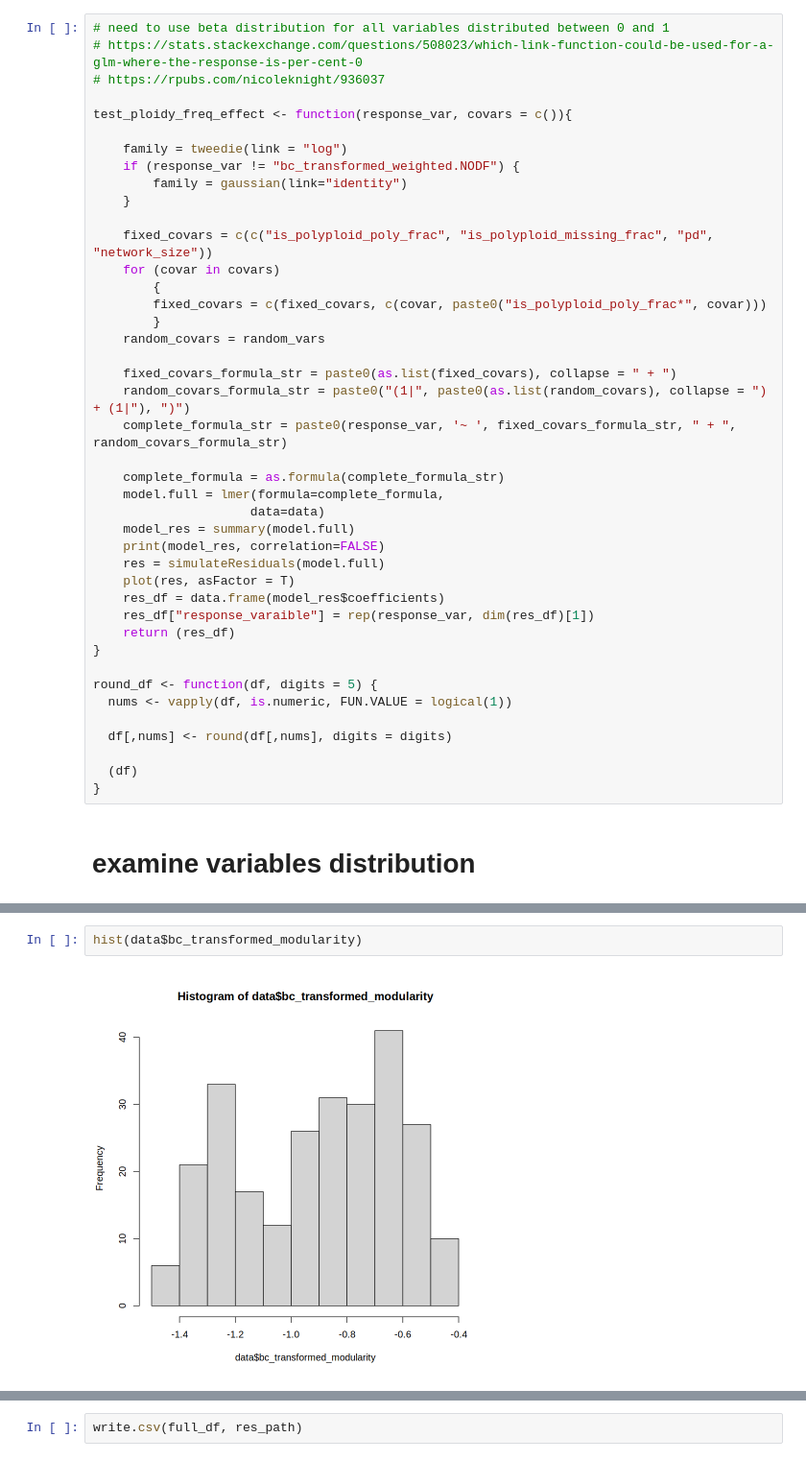
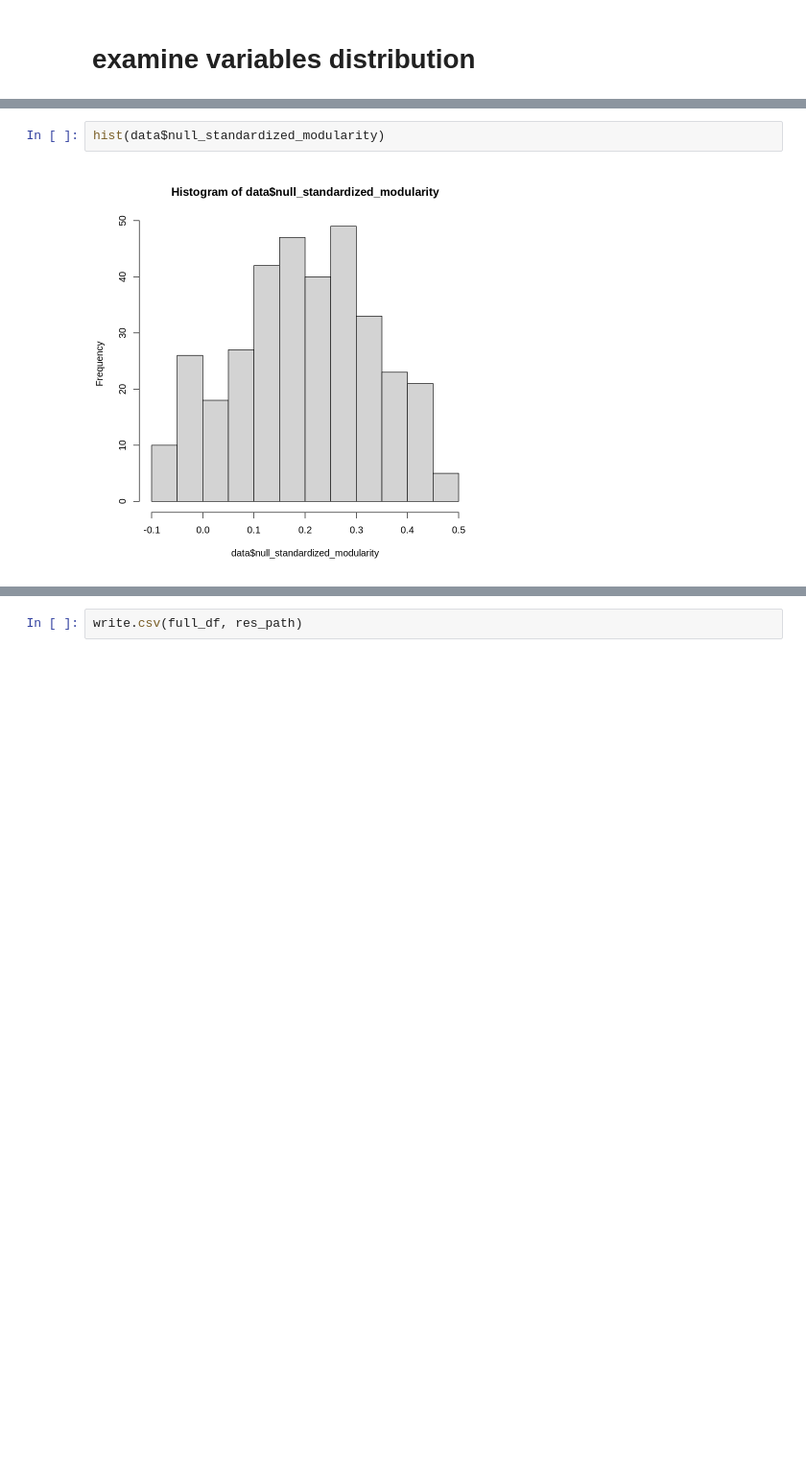
Before and after one commit to halabikeren/plant_pollinator_networks, a Jupyter notebook: notebooks/statistical_analysis/network_level/perform_analysis.ipynb, the cells around one changed output, grey strips where cells are left out. Shown at 96% size. Cells and saved outputs as stored; diff of their text form; blank space fills up the shorter version.

```diff
--- a/notebooks/statistical_analysis/network_level/perform_analysis.ipynb
+++ b/notebooks/statistical_analysis/network_level/perform_analysis.ipynb
@@ -87,45 +114,3 @@ print(paste("# networks for analysis = ", nrow(data)))
-# %%
-# need to use beta distribution for all variables distributed between 0 and 1
-# https://stats.stackexchange.com/questions/508023/which-link-function-could-be-used-for-a-glm-where-the-response-is-per-cent-0
-# https://rpubs.com/nicoleknight/936037
-
-test_ploidy_freq_effect <- function(response_var, covars = c()){
-
-    family = tweedie(link = "log")
-    if (response_var != "bc_transformed_weighted.NODF") {
-        family = gaussian(link="identity")
-    }
-
-    fixed_covars = c(c("is_polyploid_poly_frac", "is_polyploid_missing_frac", "pd", "network_size"))
-    for (covar in covars)
-        {
-        fixed_covars = c(fixed_covars, c(covar, paste0("is_polyploid_poly_frac*", covar)))
-        }
-    random_covars = random_vars
-
-    fixed_covars_formula_str = paste0(as.list(fixed_covars), collapse = " + ")
-    random_covars_formula_str = paste0("(1|", paste0(as.list(random_covars), collapse = ") + (1|"), ")")
-    complete_formula_str = paste0(response_var, '~ ', fixed_covars_formula_str, " + ", random_covars_formula_str)
-
-    complete_formula = as.formula(complete_formula_str)
-    model.full = lmer(formula=complete_formula,
-                     data=data)
-    model_res = summary(model.full)
-    print(model_res, correlation=FALSE)
-    res = simulateResiduals(model.full)
-    plot(res, asFactor = T)
-    res_df = data.frame(model_res$coefficients)
-    res_df["response_varaible"] = rep(response_var, dim(res_df)[1])
-    return (res_df)
-}
-
-round_df <- function(df, digits = 5) {
-  nums <- vapply(df, is.numeric, FUN.VALUE = logical(1))
-
-  df[,nums] <- round(df[,nums], digits = digits)
-
-  (df)
-}
 # %% [markdown]
 # examine variables distribution
 # %%
@@ -139,4 +138,4 @@ hist(data$bc_transformed_weighted.connectance)
 # %%
-hist(data$bc_transformed_modularity)
+hist(data$null_standardized_modularity)
 # %% [output]
-[figure, old version]
+[figure, new version]
```
Also changed, not shown: parts of 39 cells of this notebook, 6 other files.
